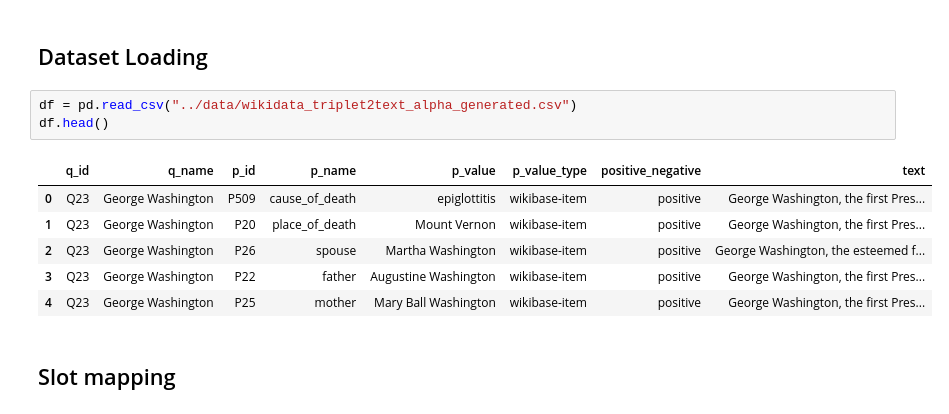
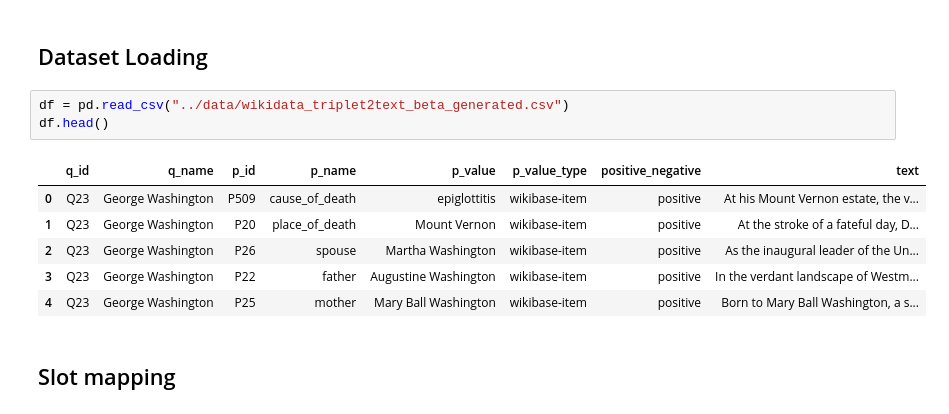
Before and after one commit to ignacioct/EHUMasterThesis, a Jupyter notebook: data_exploration_preprocessing/wikidata_slot_mapping.ipynb, the cells around one changed output. Cells and saved outputs as stored; diff of their text form.

```diff
--- a/data_exploration_preprocessing/wikidata_slot_mapping.ipynb
+++ b/data_exploration_preprocessing/wikidata_slot_mapping.ipynb
@@ -12,15 +12,15 @@ import pandas as pd
 # %% [markdown]
 ## Dataset Loading
 # %%
-df = pd.read_csv("../data/wikidata_triplet2text_alpha_generated.csv")
+df = pd.read_csv("../data/wikidata_triplet2text_beta_generated.csv")
 df.head()
 # %% [output]
 |  | q_id | q_name | p_id | p_name | p_value | p_value_type | positive_negative | text |
-| 0 | Q23 | George Washington | P509 | cause_of_death | epiglottitis | wikibase-item | positive | George Washington, the first Pres... |
-| 1 | Q23 | George Washington | P20 | place_of_death | Mount Vernon | wikibase-item | positive | George Washington, the first Pres... |
-| 2 | Q23 | George Washington | P26 | spouse | Martha Washington | wikibase-item | positive | George Washington, the esteemed f... |
-| 3 | Q23 | George Washington | P22 | father | Augustine Washington | wikibase-item | positive | George Washington, the first Pres... |
-| 4 | Q23 | George Washington | P25 | mother | Mary Ball Washington | wikibase-item | positive | George Washington, the first Pres... |
+| 0 | Q23 | George Washington | P509 | cause_of_death | epiglottitis | wikibase-item | positive | At his Mount Vernon estate, the v... |
+| 1 | Q23 | George Washington | P20 | place_of_death | Mount Vernon | wikibase-item | positive | At the stroke of a fateful day, D... |
+| 2 | Q23 | George Washington | P26 | spouse | Martha Washington | wikibase-item | positive | As the inaugural leader of the Un... |
+| 3 | Q23 | George Washington | P22 | father | Augustine Washington | wikibase-item | positive | In the verdant landscape of Westm... |
+| 4 | Q23 | George Washington | P25 | mother | Mary Ball Washington | wikibase-item | positive | Born to Mary Ball Washington, a s... |
 # %% [markdown]
 ## Slot mapping
 # %%
```
Also changed, not shown: parts of 8 cells of this notebook, 16 other files.
